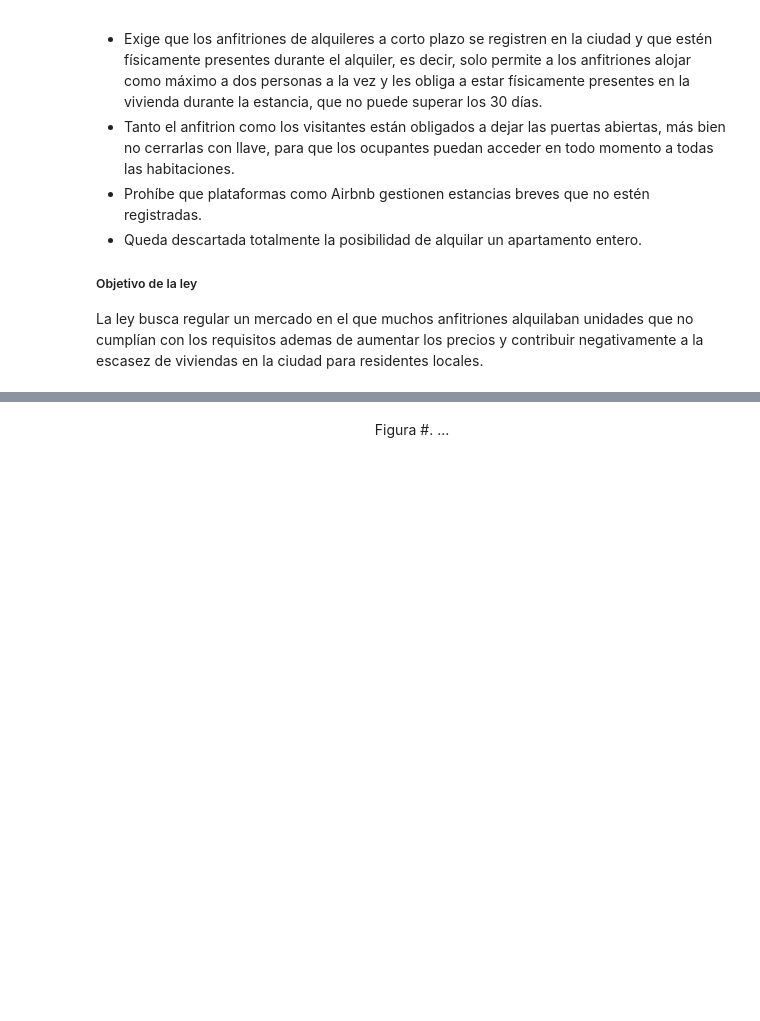
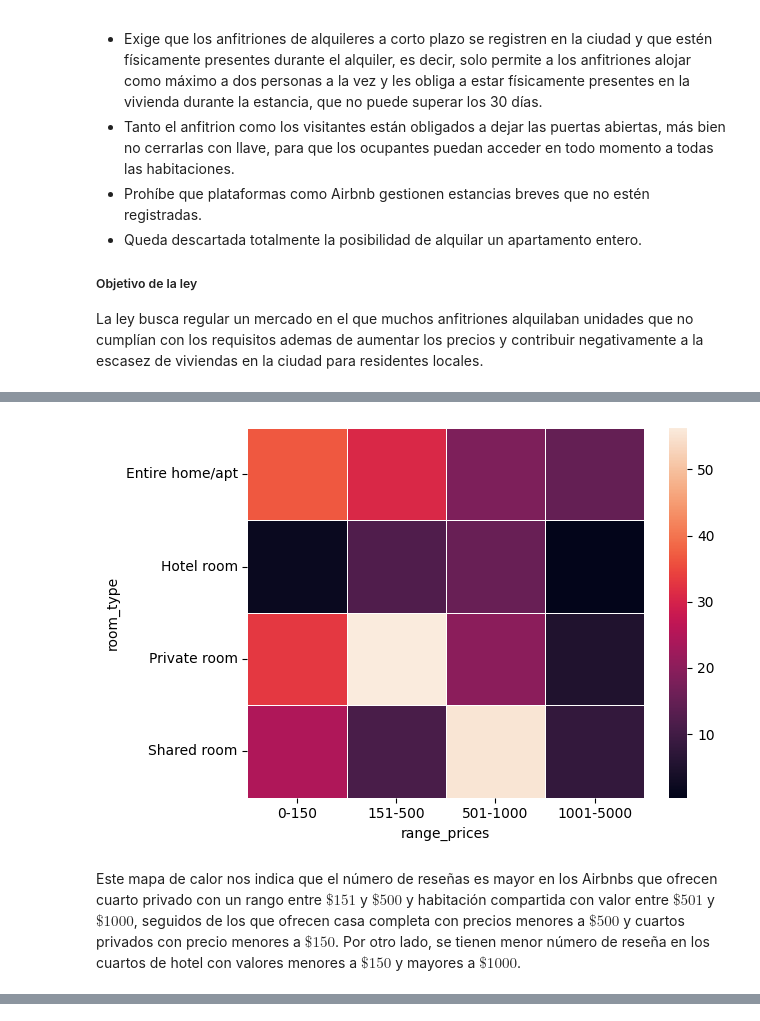
Before and after one commit to dsFMAT/students_diplomado_data_science_fmat, a Jupyter notebook: class_of_2024/Proyectos/Modulo_02/Proyecto_NY2.ipynb, the cells around one changed output, grey strips where cells are left out. Drawn from its saved outputs; the diff is of its cells as text; code cells hidden in the pictures; blank space fills up the shorter version.

```diff
--- a/class_of_2024/Proyectos/Modulo_02/Proyecto_NY2.ipynb
+++ b/class_of_2024/Proyectos/Modulo_02/Proyecto_NY2.ipynb
@@ -200,0 +207,4 @@ En la Figura # se presenta una gráfica que representa...
+# %%
+bins = [0, 150, 500, 1000, 5000, 10000, 20000,100000]  # Define los límites de los rangos
+labels = ['0-150', '151-500', '501-1000', '1001-5000', '5001-10000', '10001-20000', '20001-100000']
+data_listings_final['range_prices'] = pd.cut(data_listings_final['price'], bins=bins, labels=labels, right=False)
@@ -201,8 +223,16 @@ En la Figura # se presenta una gráfica que representa...
+# %%
+table_pivot = pd.pivot_table(data_listings_final[data_listings_final.price<5000], values='number_of_reviews', index=['room_type'],
+                       columns=['range_prices'])
+# %%
+sns.heatmap(table_pivot, linewidths=0.5, linecolor='white')
+plt.show()
+# %% [output]
+[figure, added]
+# %% [markdown]
+Este mapa de calor nos indica que el número de reseñas es mayor en los Airbnbs que ofrecen cuarto privado con un rango entre $\$151$ y $\$500$ y habitación compartida con valor entre $\$501$ y $\$1000$, seguidos de los que ofrecen casa completa con precios menores a $\$500$ y cuartos privados con precio menores a $\$150$. Por otro lado, se tienen menor número de reseña en los cuartos de hotel con valores menores a $\$150$ y mayores a $\$1000$.
 # %%
 import IPython
 src1= 'https://lookerstudio.google.com/embed/reporting/516f65e0-aaef-4a25-86ab-e1e99f1340db/page/CkkCE'
 IPython.display.IFrame(src1, width=974, height=500)
 # %% [output]
 [interactive output not drawn]
-# %% [markdown]
-<center> Figura #. ... <center>
```
Also changed, not shown: parts of 8 cells of this notebook.
